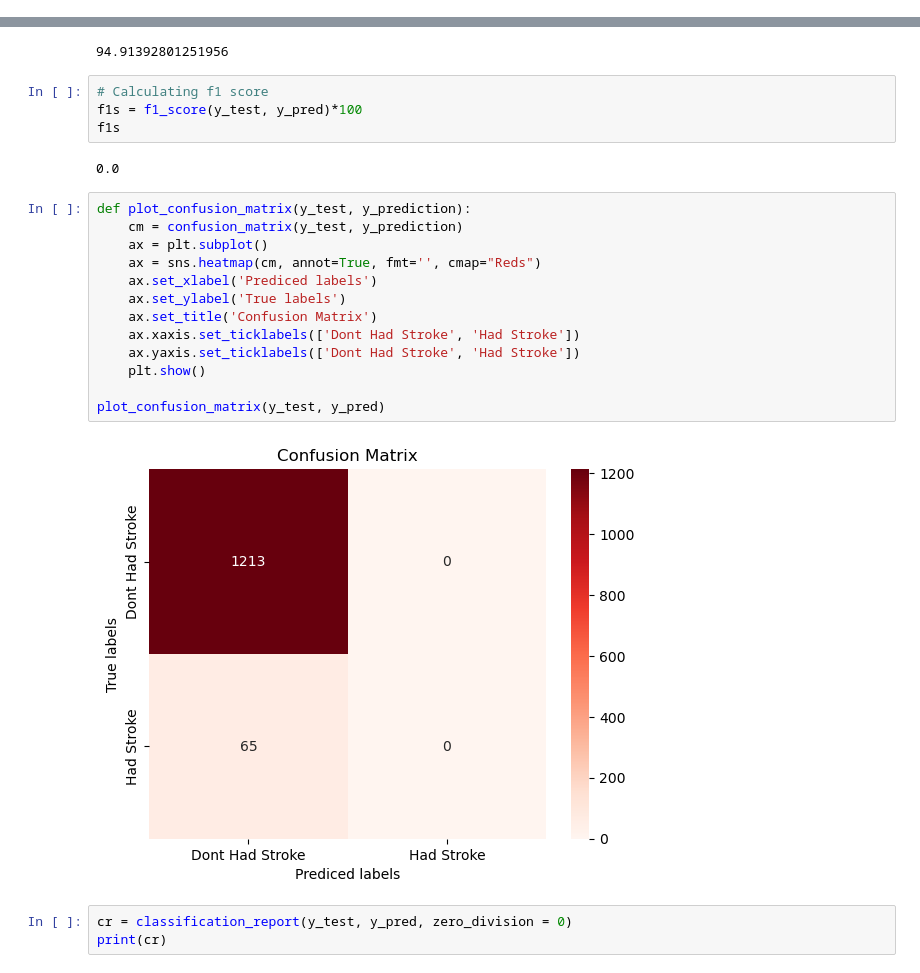
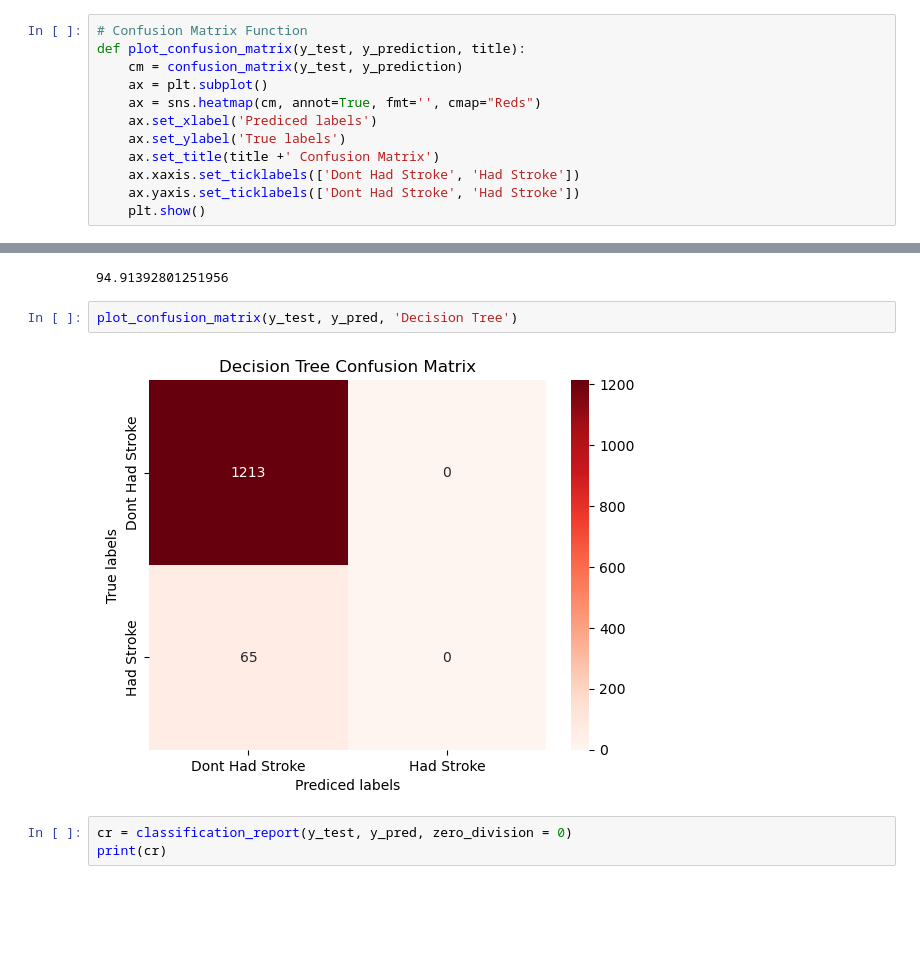
Before and after one commit to hdm08/Stroke_Prediction, a Jupyter notebook: Stroke_Prediction.ipynb, the cells around one changed output, grey strips where cells are left out. Saved outputs shown, nothing was run; the diff lists cells and outputs as text; blank space fills up the shorter version.

```diff
--- a/Stroke_Prediction.ipynb
+++ b/Stroke_Prediction.ipynb
@@ -205,3 +223,15 @@ X.describe()
 | 50% | 0.000000 | 0.548340 | 0.000000 | 0.000000 | 1.000000 | 0.500000 | 1.000000 | ... |
 | 75% | 0.500000 | 0.743652 | 0.000000 | 0.000000 | 1.000000 | 0.750000 | 1.000000 | ... |
 | max | 1.000000 | 1.000000 | 1.000000 | 1.000000 | 1.000000 | 1.000000 | 1.000000 | ... |
+# %%
+# Confusion Matrix Function
+def plot_confusion_matrix(y_test, y_prediction, title):
+    cm = confusion_matrix(y_test, y_prediction)
+    ax = plt.subplot()
+    ax = sns.heatmap(cm, annot=True, fmt='', cmap="Reds")
+    ax.set_xlabel('Prediced labels')
+    ax.set_ylabel('True labels')
+    ax.set_title(title +' Confusion Matrix')
+    ax.xaxis.set_ticklabels(['Dont Had Stroke', 'Had Stroke'])
+    ax.yaxis.set_ticklabels(['Dont Had Stroke', 'Had Stroke'])
+    plt.show()
@@ -232,27 +262,10 @@ accuracy = accuracy_score(y_test, y_pred)*100
 accuracy
 # %% [output]
 94.91392801251956
-# %%
-# Calculating f1 score
-f1s = f1_score(y_test, y_pred)*100
-f1s
-# %% [output]
-0.0
-# %%
-def plot_confusion_matrix(y_test, y_prediction):
-    cm = confusion_matrix(y_test, y_prediction)
-    ax = plt.subplot()
-    ax = sns.heatmap(cm, annot=True, fmt='', cmap="Reds")
-    ax.set_xlabel('Prediced labels')
-    ax.set_ylabel('True labels')
-    ax.set_title('Confusion Matrix')
-    ax.xaxis.set_ticklabels(['Dont Had Stroke', 'Had Stroke'])
-    ax.yaxis.set_ticklabels(['Dont Had Stroke', 'Had Stroke'])
-    plt.show()
-
-plot_confusion_matrix(y_test, y_pred)
-# %% [output]
-[figure, removed]
+# %%
+plot_confusion_matrix(y_test, y_pred, 'Decision Tree')
+# %% [output]
+[figure, added]
 # %%
 cr = classification_report(y_test, y_pred, zero_division = 0)
 print(cr)
```
Also changed, not shown: parts of 32 cells of this notebook, 1 other file.
